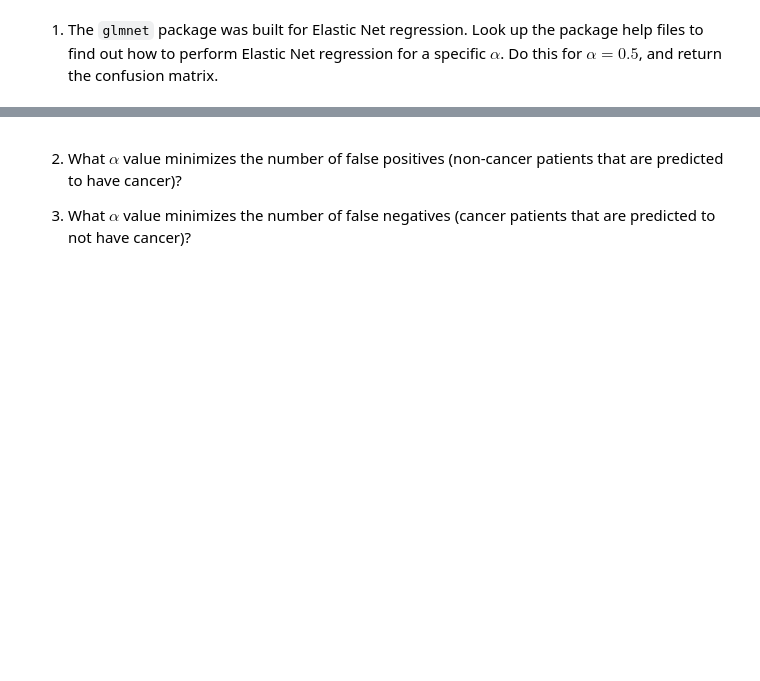
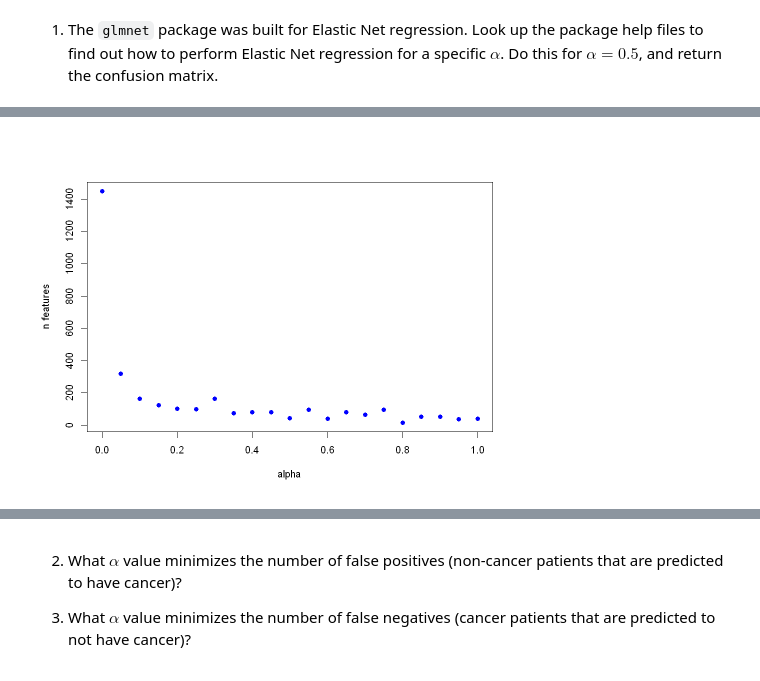
Before and after one commit to pderdeyn/Math227C, a Jupyter notebook: ProblemSets_PartII/Math227C20Sp_P10_ElasticNet.ipynb, the cells around one changed output, grey strips where cells are left out. Drawn from its saved outputs; the diff is of its cells as text; code cells hidden in the pictures; blank space fills up the shorter version.

```diff
--- a/ProblemSets_PartII/Math227C20Sp_P10_ElasticNet.ipynb
+++ b/ProblemSets_PartII/Math227C20Sp_P10_ElasticNet.ipynb
@@ -234,0 +325,6 @@ which is called __Elastic Net__.
+# %%
+alist<-seq(0,1,0.05)
+nfeatures<-c()
+fplist<-c()
+fnlist<-c()
+result<-sapply(alist,glmnet_for_alpha)
@@ -234,0 +343,8 @@ which is called __Elastic Net__.
+# %%
+alist
+fplist<-result[3,]
+fnlist<-result[2,]
+nfeatures<-result[1,]
+nfeatures
+fplist
+fnlist
@@ -234,0 +358,5 @@ which is called __Elastic Net__.
+# %%
+options(repr.plot.width=8,repr.plot.height=6)
+plot(alist,nfeatures,col='blue',pch=19,xlab='alpha',ylab='n features')
+# %% [output]
+[figure, added]
```
Also changed, not shown: parts of 14 cells of this notebook.
